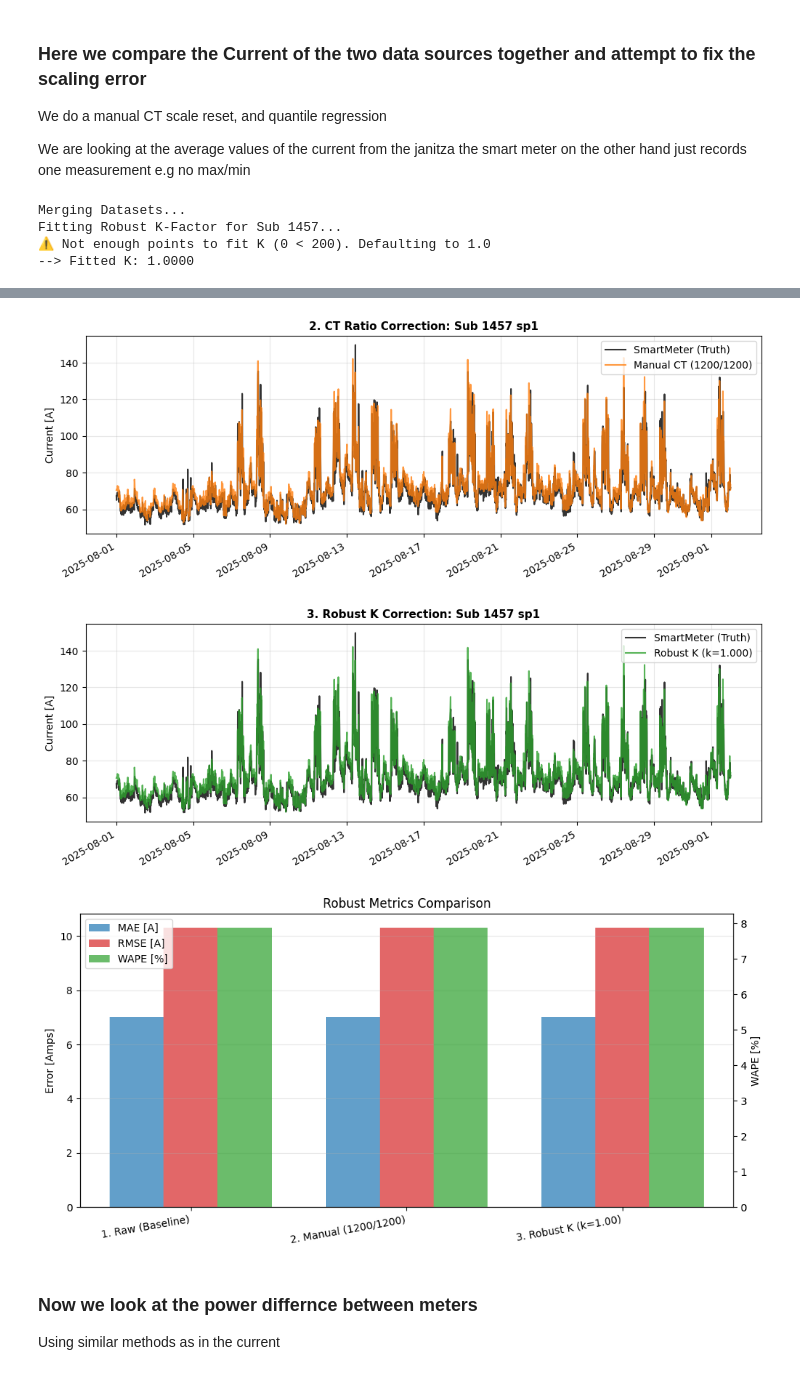
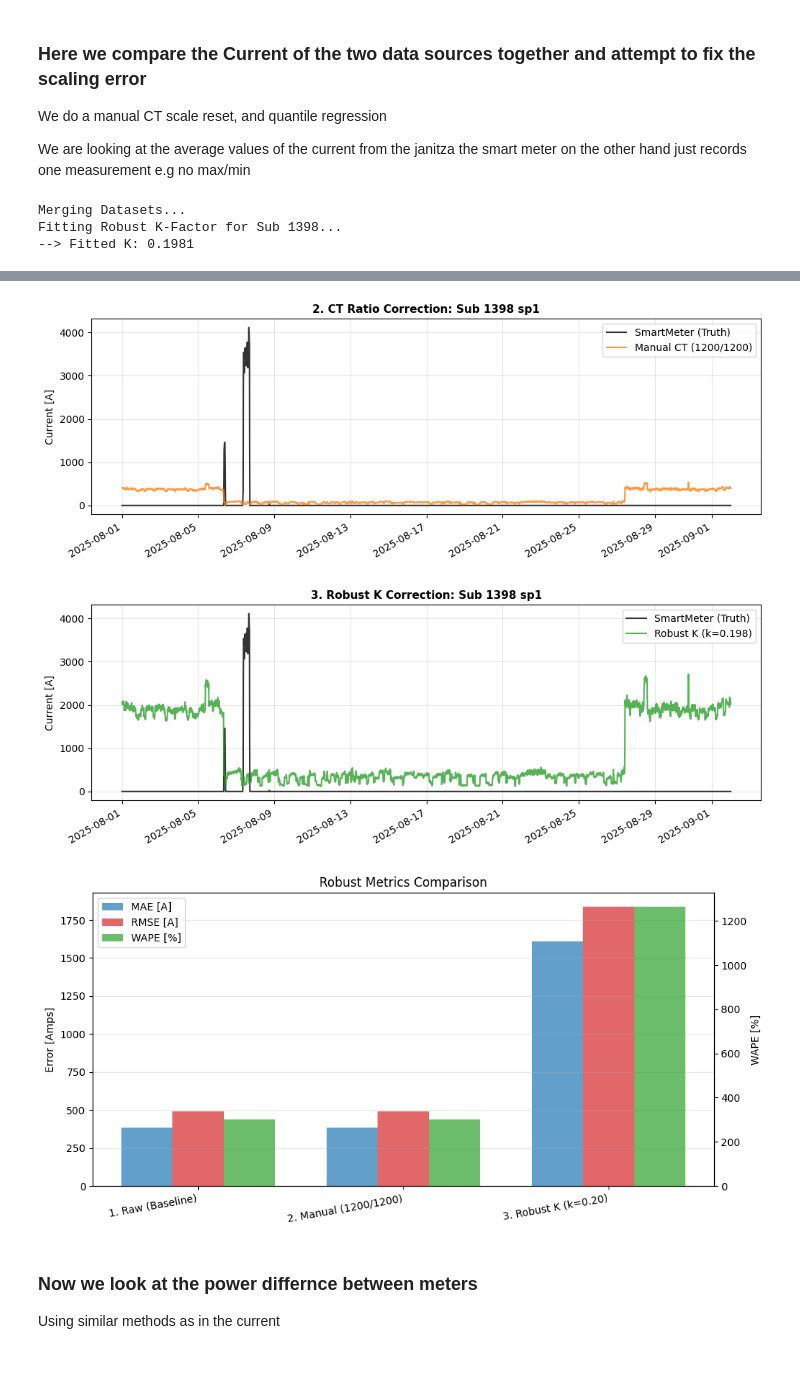
Before and after one commit to MindisBlank/Jasonaq_thesis, a Jupyter notebook: notebooks/smartmeter_vs_janitza.ipynb, the cells around one changed output, grey strips where cells are left out. Drawn from its saved outputs; the diff is of its cells as text; code cells hidden in the pictures.

```diff
--- a/notebooks/smartmeter_vs_janitza.ipynb
+++ b/notebooks/smartmeter_vs_janitza.ipynb
@@ -830,6 +830,7 @@ def filter_low_meter_groups(df_sm, df_jn, min_mps=2):
 # ==============================================================================
 # 1. CONFIGURATION
 # ==============================================================================
+
 CONFIG = {
     "paths": {
         "sm": "../data/smartmeter_15min_all_by_transformer_20250801_20251101_['LPQ_Current_L1_AVG', 'LPQ_Current_L2_AVG', 'LPQ_Current_L3_AVG']_NEWMETH.parquet",
@@ -840,7 +841,7 @@ CONFIG = {
         "join_keys": ["substation_id", "ts", "transformer"],
     },
     "settings": {
-        "min_meters_per_group": 2,
+        "min_meters_per_group": 0,
         "time_tolerance_sec": 10
     }
 }
@@ -1091,7 +1092,7 @@ def plot_analysis_current(df_sub, k_val, config, df_metrics):
     plt.show()
 
 CONFIG = {
-    "sub_id": 1457,
+    "sub_id": 1398,
     "trafo_id": "sp1",
     "start_date": "2025-08-01",
     "end_date": "2025-09-01",
@@ -1150,6 +1151,5 @@ df_metrics = pd.concat(metrics_list).reset_index(drop=True)
 plot_analysis_current(df_sub, k_fitted, CONFIG, df_metrics)
 # %% [output]
 Merging Datasets...
-Fitting Robust K-Factor for Sub 1457...
-⚠️ Not enough points to fit K (0 < 200). Defaulting to 1.0
---> Fitted K: 1.0000
+Fitting Robust K-Factor for Sub 1398...
+--> Fitted K: 0.1981
@@ -1157,6 +1157,6 @@ Fitting Robust K-Factor for Sub 1457...
-[figure, old version]
+[figure, new version]
-[figure, old version]
+[figure, new version]
-[figure, old version]
+[figure, new version]
 # %% [markdown]
 ### Now we look at the power differnce between meters
 
```
Also changed, not shown: parts of 2 cells of this notebook, 13 other files.
